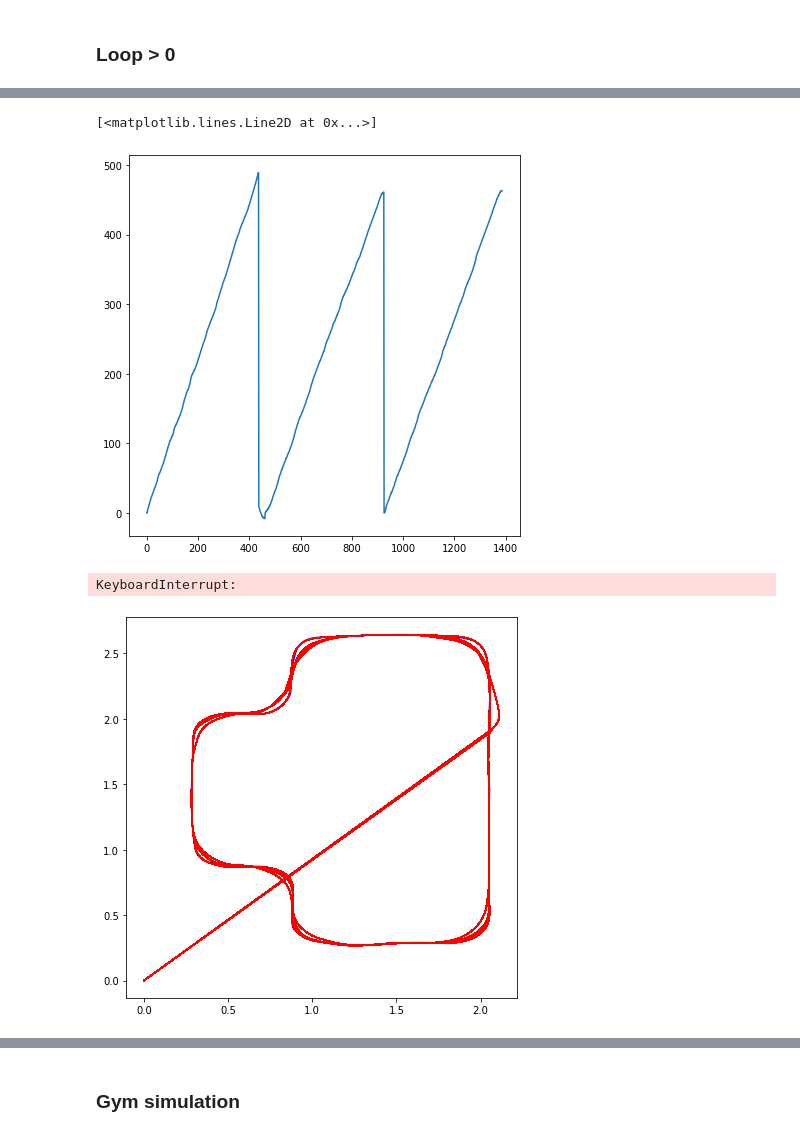
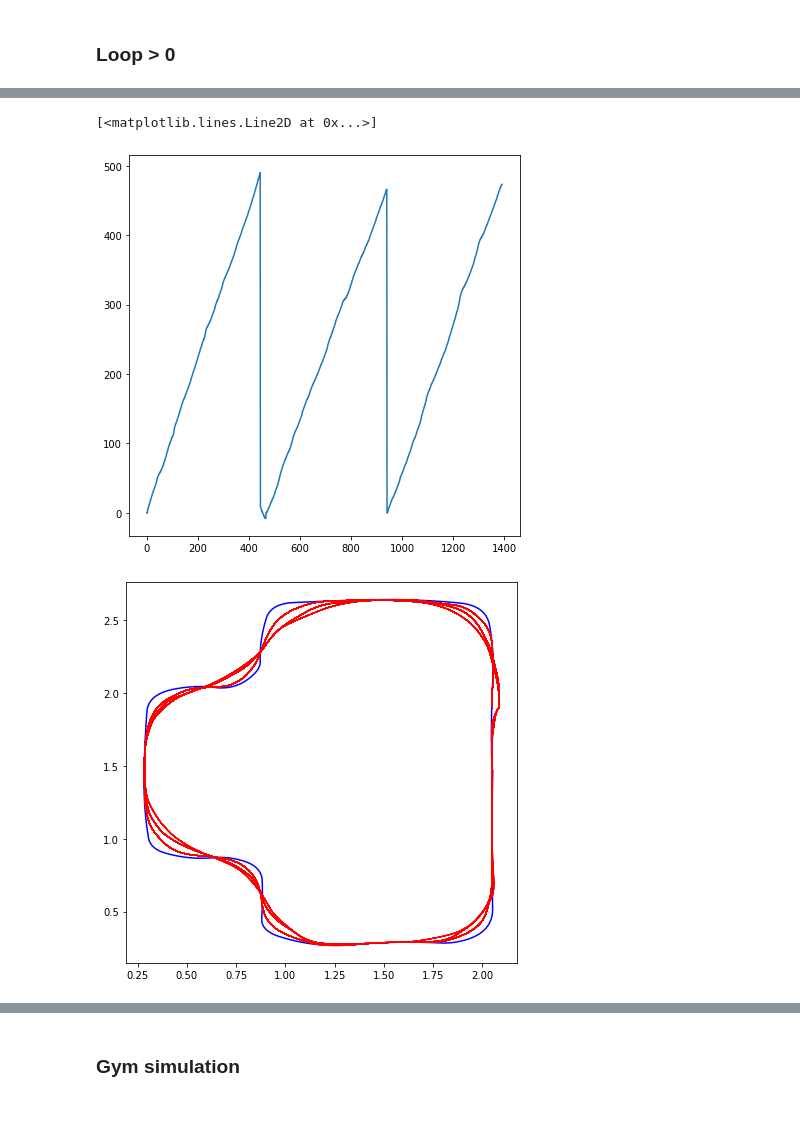
Before and after one commit to giuliovv/duckrace, a Jupyter notebook: iterative_mpc.ipynb, the cells around one changed output, grey strips where cells are left out. Cells and saved outputs as stored; diff of their text form; code cells hidden in the pictures.

```diff
--- a/iterative_mpc.ipynb
+++ b/iterative_mpc.ipynb
@@ -258,8 +244,8 @@ utils.show_on_map_array(env, np.array([X_log[0,:], X_log[1,:]]).T, fig=ax_dict["
 [figure]
 # %%
 # all_points: [x, y, theta, v, w, steps to arrive]
-all_points = X_log
-X_log_orig = X_log
+all_points = X_log[[True, True, False, True, True]]
+X_log_orig = X_log[[True, True, False, True, True]]
 first_loop_len = all_points.shape[1]
 all_points = np.vstack((all_points, np.arange(first_loop_len)[::-1]))
 all_points_orig = all_points
@@ -293,6 +277,7 @@ if idx+N > all_points.shape[1]:
 
 Js = []
 idxs = []
+plain_loops = []
 
 plt.plot(traj[:,0], traj[:,1], "b")
 
@@ -302,7 +287,8 @@ for iteration in range(n_iterations):
     U_log = np.empty((2,0))
 
     # Normalize the angles
-    x[2] = mod(x[2]+pi, 2*pi)-pi
+    # Overfit the starting angle to avoid normalization problems ;)
+    #x[2] = pi/2 #mod(x[2]+pi, 2*pi)-pi
 
     # x = [pose.x, pose.y, pose.theta, 0, 0]
     # idx = int(index)
@@ -360,6 +346,8 @@ for iteration in range(n_iterations):
     last_points = X_log
     last_points = np.vstack((last_points, np.arange(last_points.shape[1])[::-1]))
 
+    plain_loops.append(X_log)
+
     # Here only if use 1 iteration in the past
     last_iterations = last_points
 
@@ -392,29 +375,31 @@ plt.plot(np.min(Js,axis=1))
 plt.plot(idxs)
 # %% [output]
 [<matplotlib.lines.Line2D at 0x...>]
-[figure, old version]
+[figure, new version]
+# %%
+xs = np.concatenate([loop[0,:] for loop in plain_loops])
+ys = np.concatenate([loop[1,:] for loop in plain_loops])
 # %%
 save_video = True
 
 if save_video:
     from matplotlib.animation import FuncAnimation
 
     ratio = 10
     fig,ax = plt.subplots()
 
     def init():
         background = ax.plot(traj[:,0], traj[:,1], "b", zorder=0)
         return background
 
     def animate(i):
-        line, = ax.plot(*all_points[:2,:int(i*ratio)], color='red', lw=1)
+        line, = ax.plot(xs[:int(i*ratio)], ys[:int(i*ratio)], color='red', lw=1)
         return line
 
-    ani = FuncAnimation(fig, animate, init_func=init, interval=(1/env.frame_rate)*ratio*1e3, blit=False, repeat=True, frames=int(all_points.shape[1]/ratio))
+    ani = FuncAnimation(fig, animate, init_func=init, interval=(1/env.frame_rate)*ratio*1e3, blit=False, repeat=True, frames=int(xs.shape[0]/ratio))
     ani.save("assets/lmpc.mp4", writer='ffmpeg', dpi=300)
 # %% [output]
-KeyboardInterrupt:
-[figure, old version]
+[figure, new version]
 # %%
 from IPython.display import Video
 
```
Also changed, not shown: parts of 10 cells of this notebook, 1 other file.
